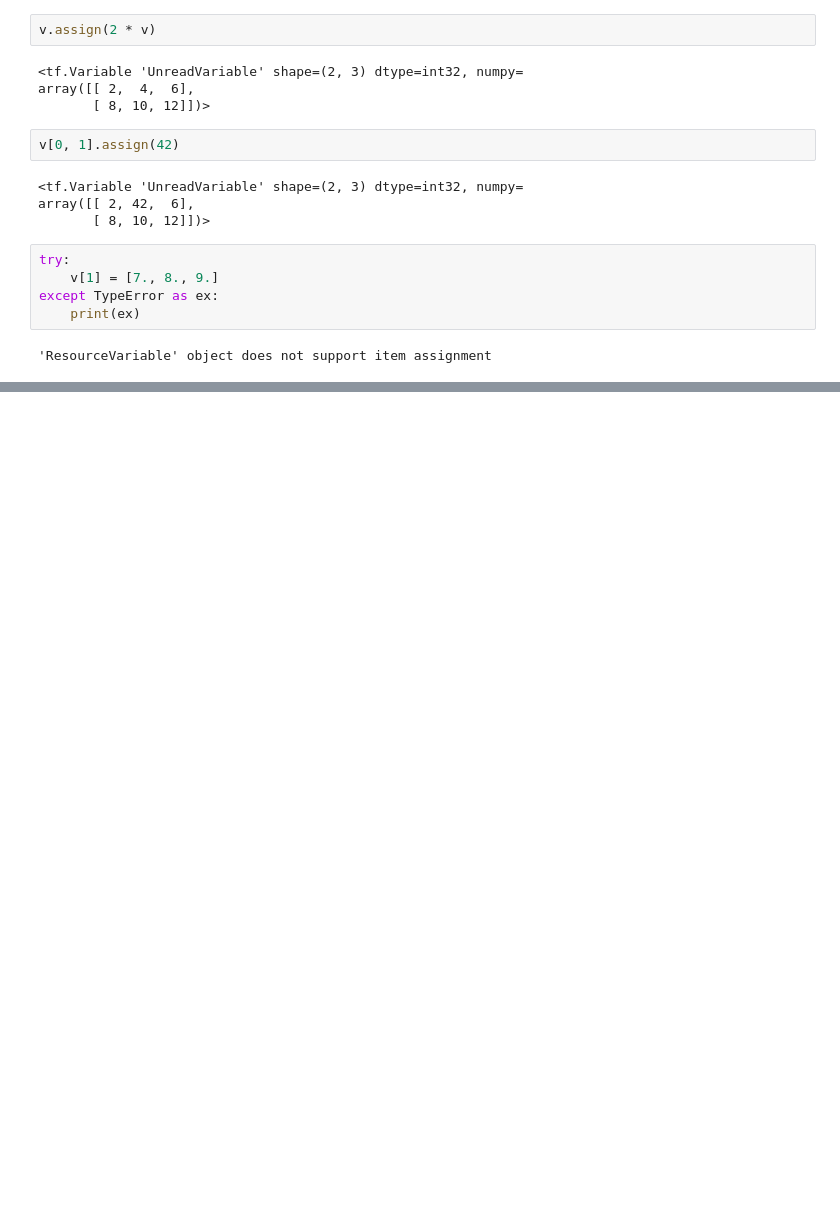
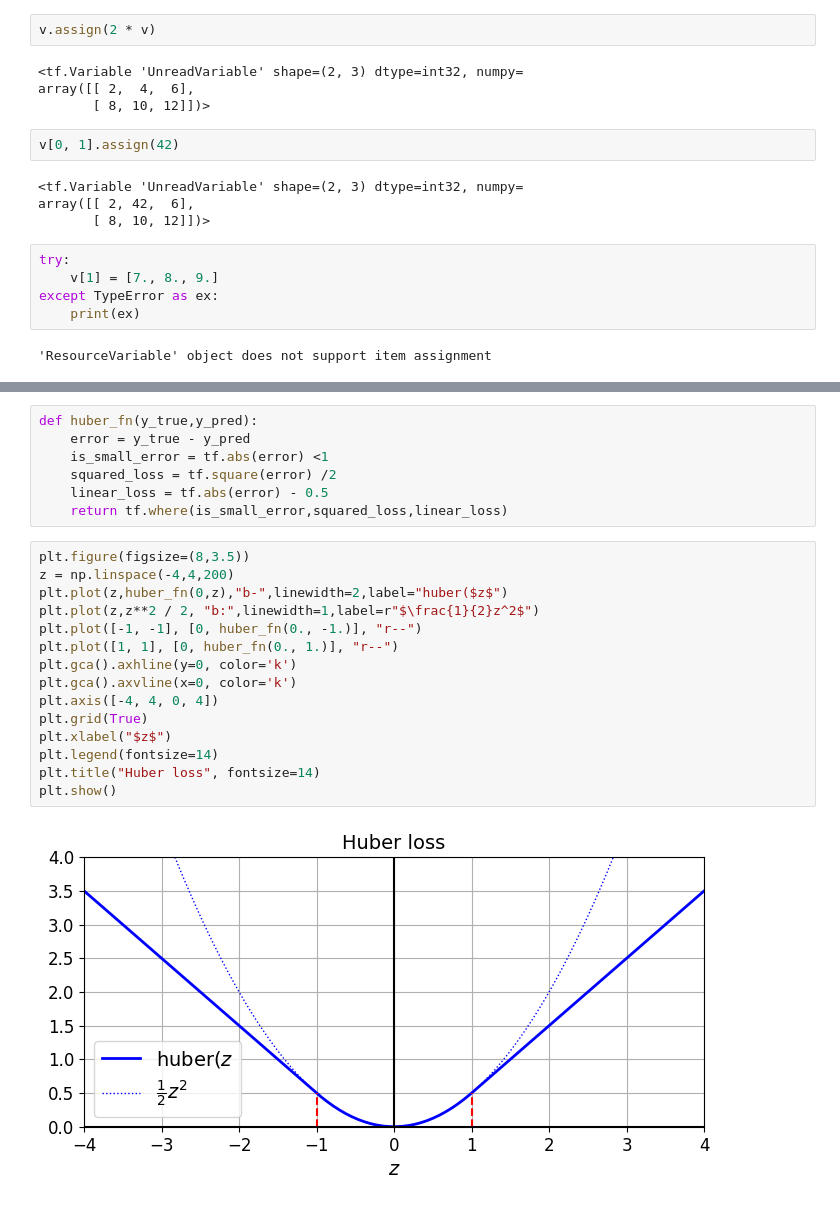
Before and after one commit to TeguhPermana666/Custom-Models, a Jupyter notebook: tensor_like_numpy.ipynb, the cells around one changed output, grey strips where cells are left out. Saved outputs shown, nothing was run; the diff lists cells and outputs as text; blank space fills up the shorter version.

```diff
--- a/tensor_like_numpy.ipynb
+++ b/tensor_like_numpy.ipynb
@@ -201,0 +229,24 @@ except TypeError as ex:
+# %%
+def huber_fn(y_true,y_pred):
+    error = y_true - y_pred
+    is_small_error = tf.abs(error) <1
+    squared_loss = tf.square(error) /2
+    linear_loss = tf.abs(error) - 0.5
+    return tf.where(is_small_error,squared_loss,linear_loss)
+# %%
+plt.figure(figsize=(8,3.5))
+z = np.linspace(-4,4,200)
+plt.plot(z,huber_fn(0,z),"b-",linewidth=2,label="huber($z$")
+plt.plot(z,z**2 / 2, "b:",linewidth=1,label=r"$\frac{1}{2}z^2$")
+plt.plot([-1, -1], [0, huber_fn(0., -1.)], "r--")
+plt.plot([1, 1], [0, huber_fn(0., 1.)], "r--")
+plt.gca().axhline(y=0, color='k')
+plt.gca().axvline(x=0, color='k')
+plt.axis([-4, 4, 0, 4])
+plt.grid(True)
+plt.xlabel("$z$")
+plt.legend(fontsize=14)
+plt.title("Huber loss", fontsize=14)
+plt.show()
+# %% [output]
+[figure, added]
```
Also changed, not shown: parts of 3 cells of this notebook, 1 other file.
